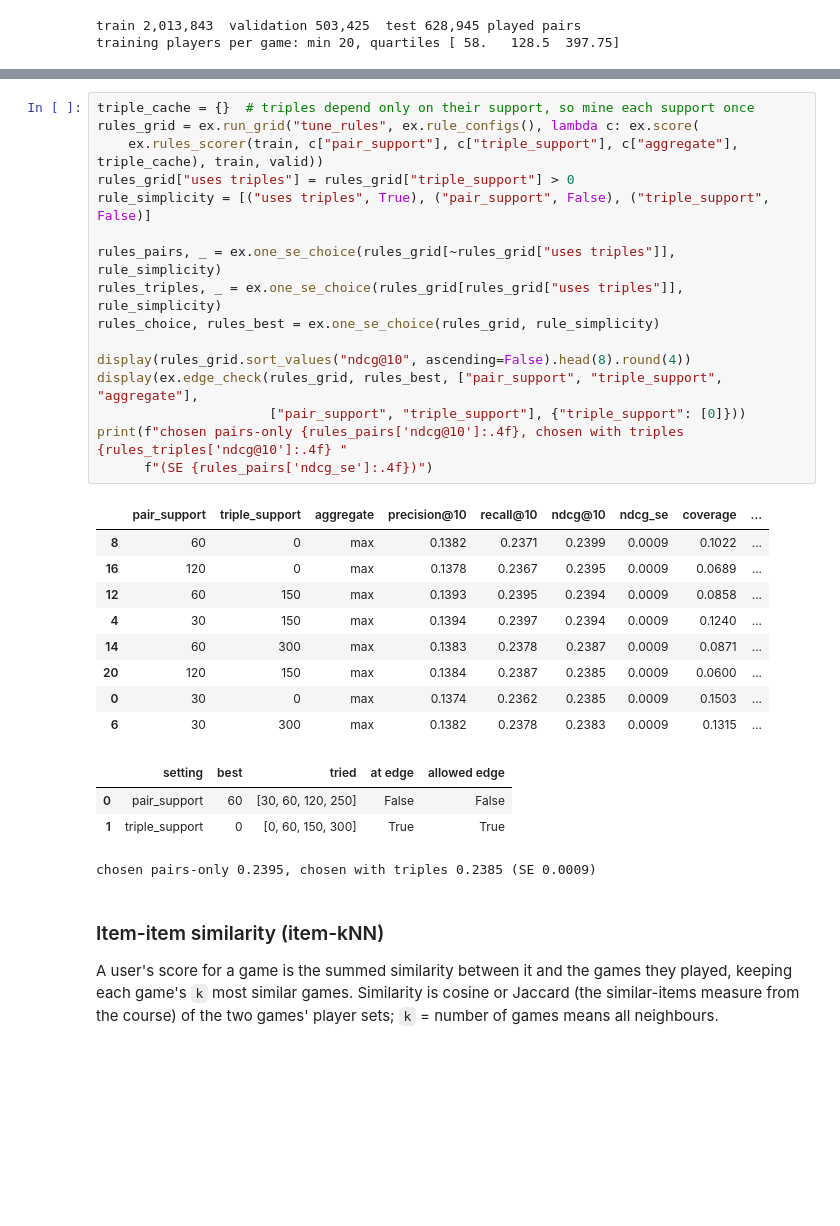
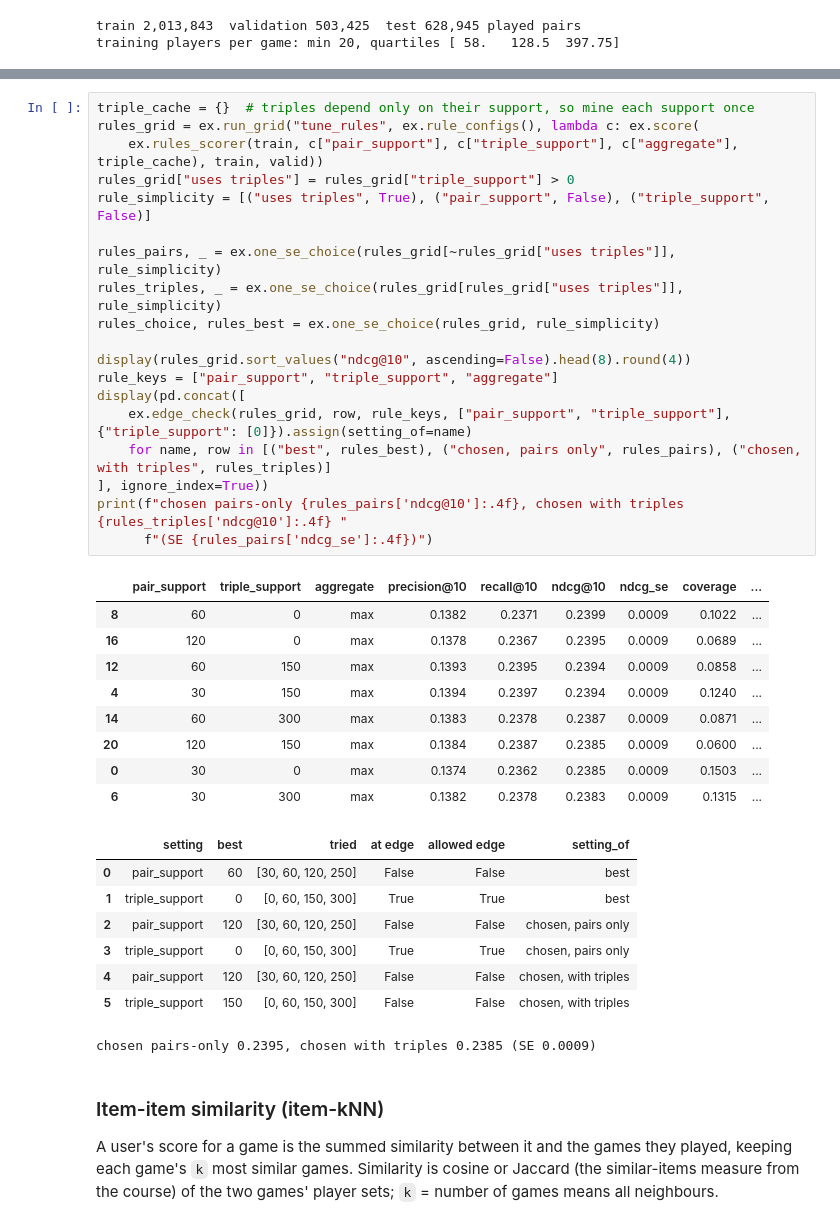
Before and after one commit to sribn/02807-computational-tools-for-data-science, a Jupyter notebook: recommender.ipynb, the cells around one changed output, grey strips where cells are left out. Saved outputs shown, nothing was run; the diff lists cells and outputs as text; blank space fills up the shorter version.

```diff
--- a/recommender.ipynb
+++ b/recommender.ipynb
@@ -90,32 +93,39 @@ Rules come from the frequent itemsets of the training baskets: pairs with suppor
 # %%
 triple_cache = {}  # triples depend only on their support, so mine each support once
 rules_grid = ex.run_grid("tune_rules", ex.rule_configs(), lambda c: ex.score(
     ex.rules_scorer(train, c["pair_support"], c["triple_support"], c["aggregate"], triple_cache), train, valid))
 rules_grid["uses triples"] = rules_grid["triple_support"] > 0
 rule_simplicity = [("uses triples", True), ("pair_support", False), ("triple_support", False)]
 
 rules_pairs, _ = ex.one_se_choice(rules_grid[~rules_grid["uses triples"]], rule_simplicity)
 rules_triples, _ = ex.one_se_choice(rules_grid[rules_grid["uses triples"]], rule_simplicity)
 rules_choice, rules_best = ex.one_se_choice(rules_grid, rule_simplicity)
 
 display(rules_grid.sort_values("ndcg@10", ascending=False).head(8).round(4))
-display(ex.edge_check(rules_grid, rules_best, ["pair_support", "triple_support", "aggregate"],
-                      ["pair_support", "triple_support"], {"triple_support": [0]}))
+rule_keys = ["pair_support", "triple_support", "aggregate"]
+display(pd.concat([
+    ex.edge_check(rules_grid, row, rule_keys, ["pair_support", "triple_support"], {"triple_support": [0]}).assign(setting_of=name)
+    for name, row in [("best", rules_best), ("chosen, pairs only", rules_pairs), ("chosen, with triples", rules_triples)]
+], ignore_index=True))
 print(f"chosen pairs-only {rules_pairs['ndcg@10']:.4f}, chosen with triples {rules_triples['ndcg@10']:.4f} "
       f"(SE {rules_pairs['ndcg_se']:.4f})")
 # %% [output]
 |  | pair_support | triple_support | aggregate | precision@10 | recall@10 | ndcg@10 | ndcg_se | coverage | ... |
 | 8 | 60 | 0 | max | 0.1382 | 0.2371 | 0.2399 | 0.0009 | 0.1022 | ... |
 | 16 | 120 | 0 | max | 0.1378 | 0.2367 | 0.2395 | 0.0009 | 0.0689 | ... |
 | 12 | 60 | 150 | max | 0.1393 | 0.2395 | 0.2394 | 0.0009 | 0.0858 | ... |
 | 4 | 30 | 150 | max | 0.1394 | 0.2397 | 0.2394 | 0.0009 | 0.1240 | ... |
 | 14 | 60 | 300 | max | 0.1383 | 0.2378 | 0.2387 | 0.0009 | 0.0871 | ... |
 | 20 | 120 | 150 | max | 0.1384 | 0.2387 | 0.2385 | 0.0009 | 0.0600 | ... |
 | 0 | 30 | 0 | max | 0.1374 | 0.2362 | 0.2385 | 0.0009 | 0.1503 | ... |
 | 6 | 30 | 300 | max | 0.1382 | 0.2378 | 0.2383 | 0.0009 | 0.1315 | ... |
-|  | setting | best | tried | at edge | allowed edge |
-| 0 | pair_support | 60 | [30, 60, 120, 250] | False | False |
-| 1 | triple_support | 0 | [0, 60, 150, 300] | True | True |
+|  | setting | best | tried | at edge | allowed edge | setting_of |
+| 0 | pair_support | 60 | [30, 60, 120, 250] | False | False | best |
+| 1 | triple_support | 0 | [0, 60, 150, 300] | True | True | best |
+| 2 | pair_support | 120 | [30, 60, 120, 250] | False | False | chosen, pairs only |
+| 3 | triple_support | 0 | [0, 60, 150, 300] | True | True | chosen, pairs only |
+| 4 | pair_support | 120 | [30, 60, 120, 250] | False | False | chosen, with triples |
+| 5 | triple_support | 150 | [0, 60, 150, 300] | False | False | chosen, with triples |
 chosen pairs-only 0.2395, chosen with triples 0.2385 (SE 0.0009)
 # %% [markdown]
 ### Item-item similarity (item-kNN)
```
Also changed, not shown: parts of 16 cells of this notebook, 5 other files.
